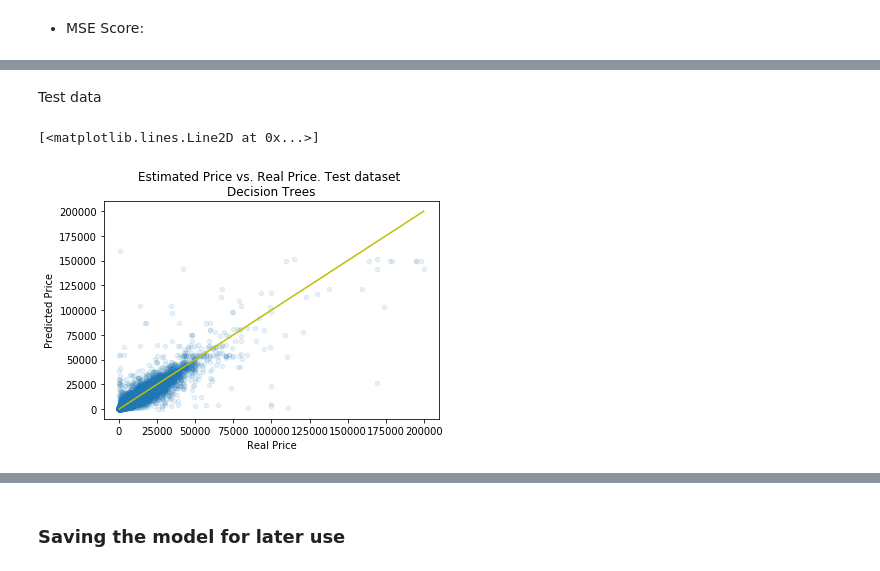
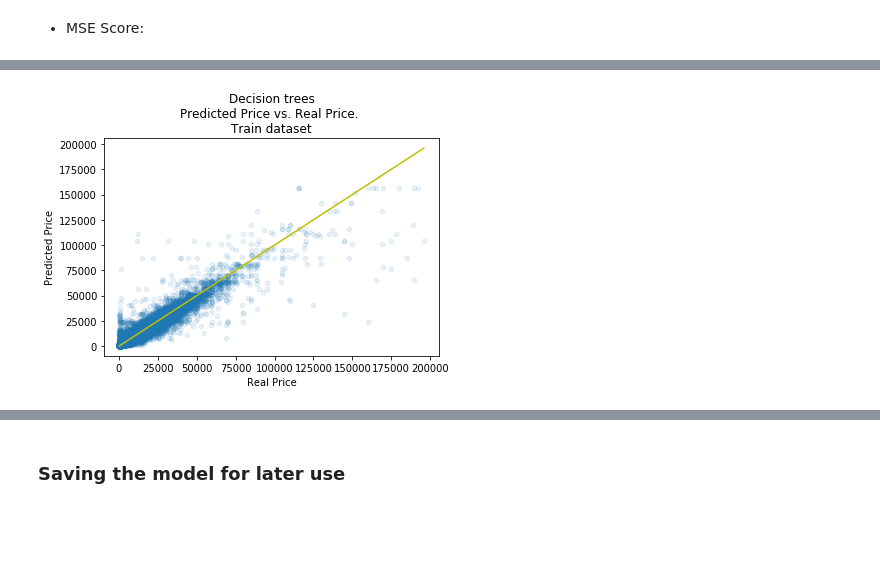
Before and after one commit to rucoma/KSCHOOL_TFM_Used_Cars_Price, a Jupyter notebook: src/Modelization.ipynb, the cells around one changed output, grey strips where cells are left out. Drawn from its saved outputs; the diff is of its cells as text; code cells hidden in the pictures; blank space fills up the shorter version.

```diff
--- a/src/Modelization.ipynb
+++ b/src/Modelization.ipynb
@@ -20,0 +24,17 @@ from sklearn.metrics import r2_score, mean_squared_error
+# %%
+def chartResults(y, predBest, trainTest, model=None):
+
+    '''
+    Example of use
+    chartResults(y=y_train, predBest=predTrain, trainTest='Train', model='Decision Trees')
+    '''
+
+    plt.figure(figsize=(6, 4))
+    plt.scatter(y, predBest, s=20,alpha=0.1)
+    plt.title(model + '\nPredicted Price vs. Real Price. \n' + trainTest + ' dataset')
+    plt.xlabel('Real Price')
+    plt.ylabel('Predicted Price')
+    plt.plot([min(y), max(y)], [min(y), max(y)], 'y')
+
+#    return plt.tight_layout()
+    return plt.show()
@@ -231,12 +295,4 @@ plt.tight_layout()
-# %% [markdown]
-Test data
-# %%
-plt.figure(figsize=(6, 4))
-plt.scatter(y_test, predBestDTTest, s=20,alpha=0.1)
-plt.title('Estimated Price vs. Real Price. Test dataset \nDecision Trees')
-plt.xlabel('Real Price')
-plt.ylabel('Predicted Price')
-plt.plot([min(y_test), max(y_test)], [min(y_test), max(y_test)], 'y')
-# %% [output]
-[<matplotlib.lines.Line2D at 0x...>]
-[figure, removed]
+# %%
+chartResults(y=y_train, predBest=predBestDTTrain, trainTest='Train', model='Decision trees')
+# %% [output]
+[figure, added]
```
Also changed, not shown: parts of 109 cells of this notebook, 5 other files.
